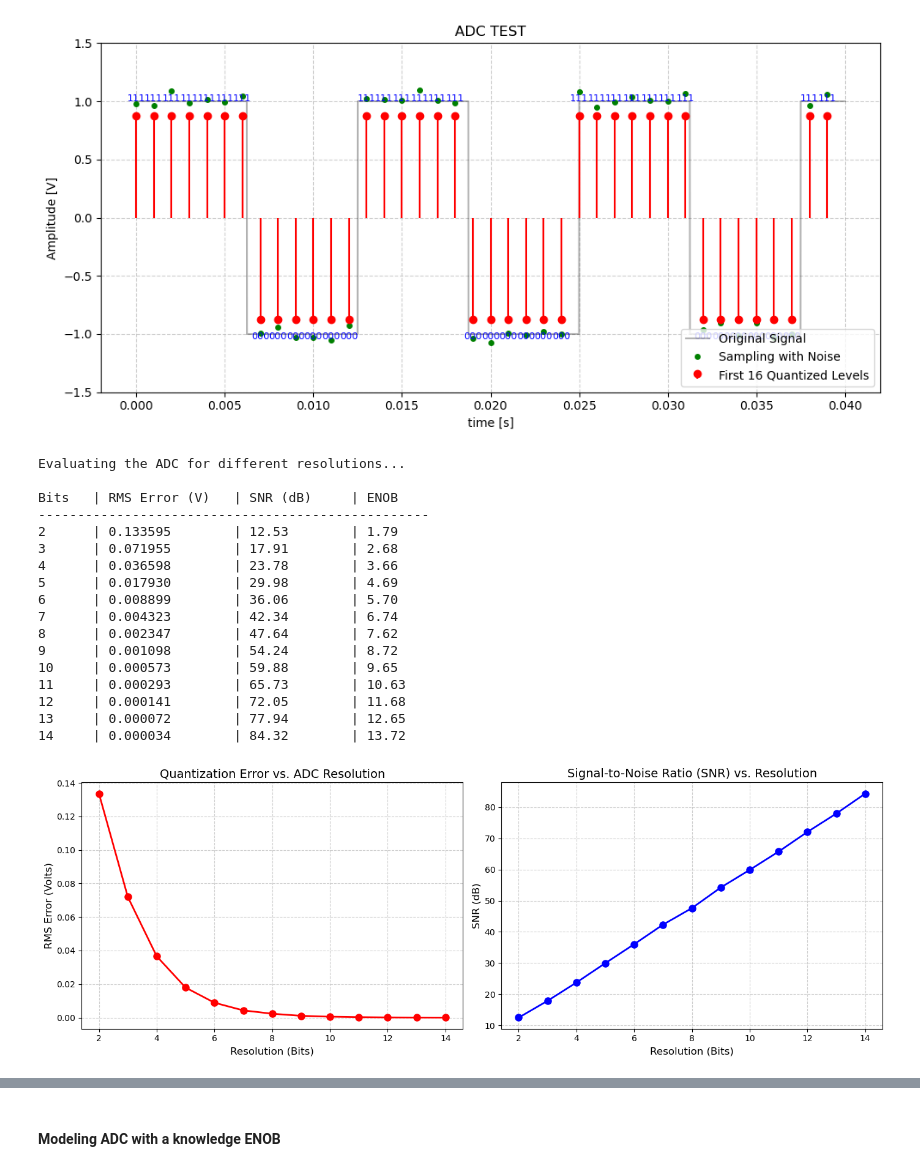
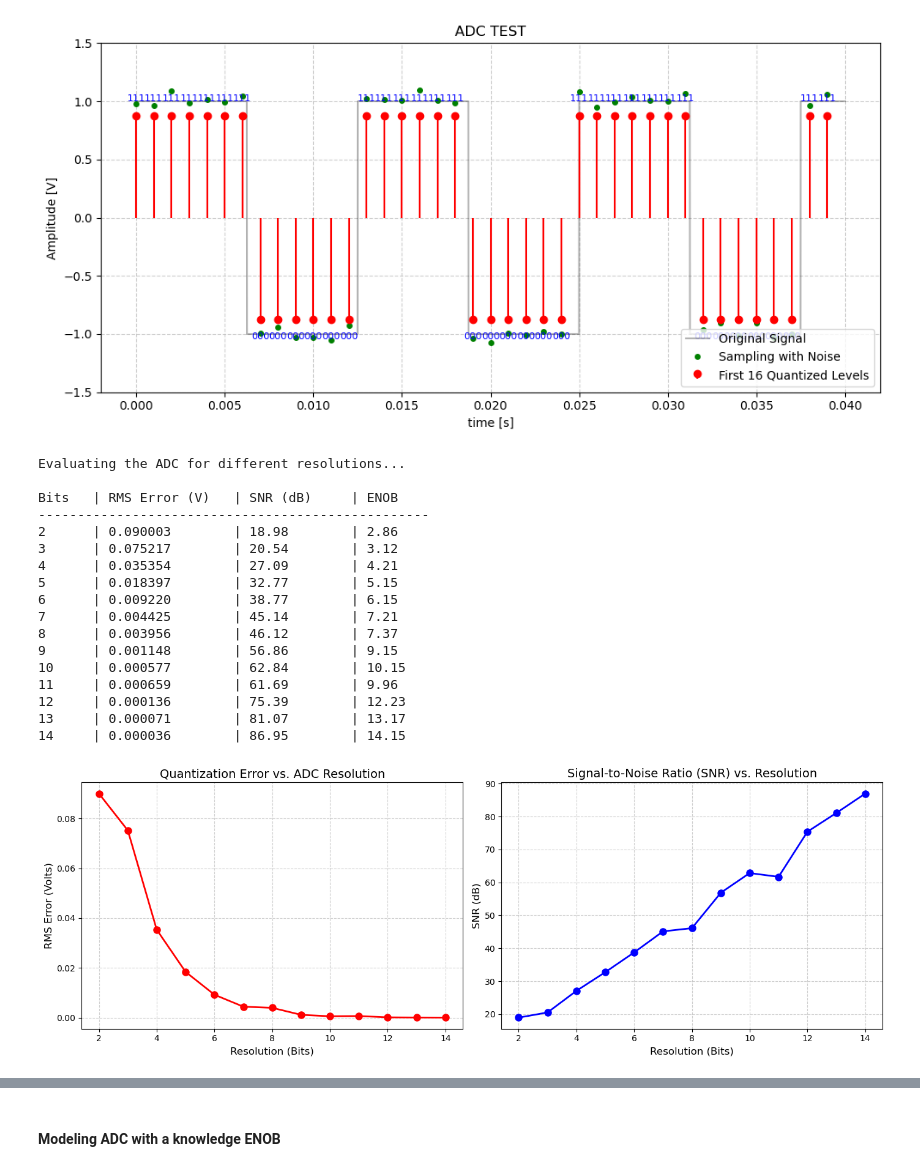
Before and after one commit to elmerfariass/DSPcap, a Jupyter notebook: ADC&DAC.ipynb, the cells around one changed output, grey strips where cells are left out. Drawn from its saved outputs; the diff is of its cells as text; code cells hidden in the pictures.

```diff
--- a/ADC&DAC.ipynb
+++ b/ADC&DAC.ipynb
@@ -352,8 +352,7 @@ fs_analog_test = 100000
 f_signal_test = 100 # 100 Hz sine wave
 t_temp = np.linspace(0, 0.05, int(fs_analog_test * 0.05))
 
-# Full-scale sine wave for the ENOB formula to work perfectly
-x_analog_test = 0.8*np.sin(2 * np.pi * f_signal_test * t_temp)
+x_analog_test = 0.8*square(2 * np.pi * f_signal_test * t_temp)
 
 fs_sample_test = 5000 # 5 kHz
 v_min_test = -1.0
@@ -390,45 +389,44 @@ for bits in bit_levels:
     rms_errors.append(erro_rms)
     snr_results.append(snr_db)
     enob_results.append(enob)
 
     print(f"{bits:<6} | {erro_rms:<15.6f} | {snr_db:<12.2f} | {enob:.2f}")
 
-# --- PLOTTING THE RESULTS ---
 fig, (ax1, ax2) = plt.subplots(1, 2, figsize=(14, 5))
 
 # Plot 1: Exponential Drop of the Quantization Error
 ax1.plot(bit_levels, rms_errors, 'ro-', linewidth=2, markersize=8)
 ax1.set_title('Quantization Error vs. ADC Resolution', fontsize=14)
 ax1.set_xlabel('Resolution (Bits)', fontsize=12)
 ax1.set_ylabel('RMS Error (Volts)', fontsize=12)
 #ax1.set_yscale('log') # Logarithmic scale to see the exponential drop
 ax1.grid(True, which="both", ls="--", alpha=0.6)
 
 # Plot 2: SNR Increase
 ax2.plot(bit_levels, snr_results, 'bo-', linewidth=2, markersize=8)
 ax2.set_title('Signal-to-Noise Ratio (SNR) vs. Resolution', fontsize=14)
 ax2.set_xlabel('Resolution (Bits)', fontsize=12)
 ax2.set_ylabel('SNR (dB)', fontsize=12)
 ax2.grid(True, ls="--", alpha=0.6)
 
 plt.tight_layout()
 plt.show()
 # %% [output]
 Evaluating the ADC for different resolutions...
 
 Bits   | RMS Error (V)   | SNR (dB)     | ENOB
 --------------------------------------------------
-2      | 0.133595        | 12.53        | 1.79
-3      | 0.071955        | 17.91        | 2.68
-4      | 0.036598        | 23.78        | 3.66
-5      | 0.017930        | 29.98        | 4.69
-6      | 0.008899        | 36.06        | 5.70
-7      | 0.004323        | 42.34        | 6.74
-8      | 0.002347        | 47.64        | 7.62
-9      | 0.001098        | 54.24        | 8.72
-10     | 0.000573        | 59.88        | 9.65
-11     | 0.000293        | 65.73        | 10.63
-12     | 0.000141        | 72.05        | 11.68
-13     | 0.000072        | 77.94        | 12.65
-14     | 0.000034        | 84.32        | 13.72
+2      | 0.090003        | 18.98        | 2.86
+3      | 0.075217        | 20.54        | 3.12
+4      | 0.035354        | 27.09        | 4.21
+5      | 0.018397        | 32.77        | 5.15
+6      | 0.009220        | 38.77        | 6.15
+7      | 0.004425        | 45.14        | 7.21
+8      | 0.003956        | 46.12        | 7.37
+9      | 0.001148        | 56.86        | 9.15
+10     | 0.000577        | 62.84        | 10.15
+11     | 0.000659        | 61.69        | 9.96
+12     | 0.000136        | 75.39        | 12.23
+13     | 0.000071        | 81.07        | 13.17
+14     | 0.000036        | 86.95        | 14.15
-[figure, old version]
+[figure, new version]
```
Also changed, not shown: parts of 14 cells of this notebook.
